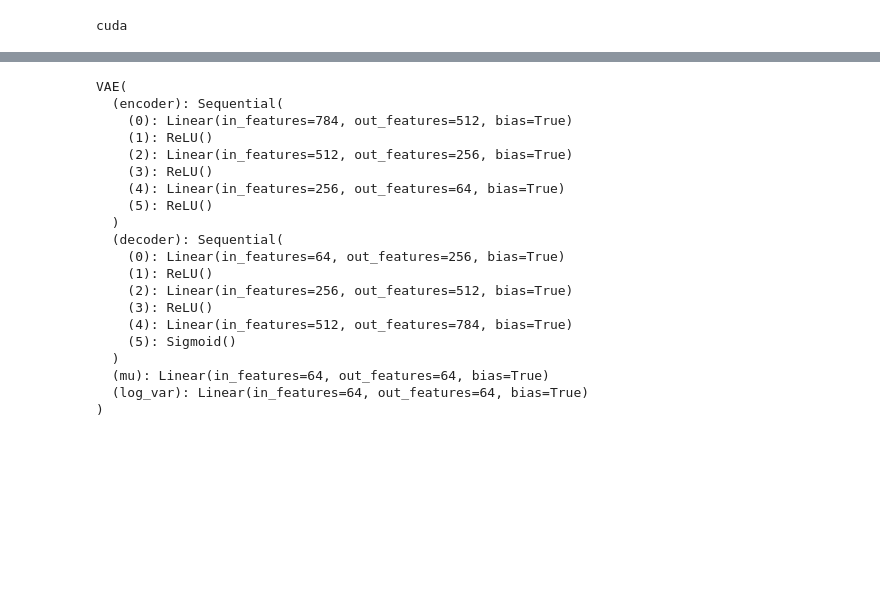
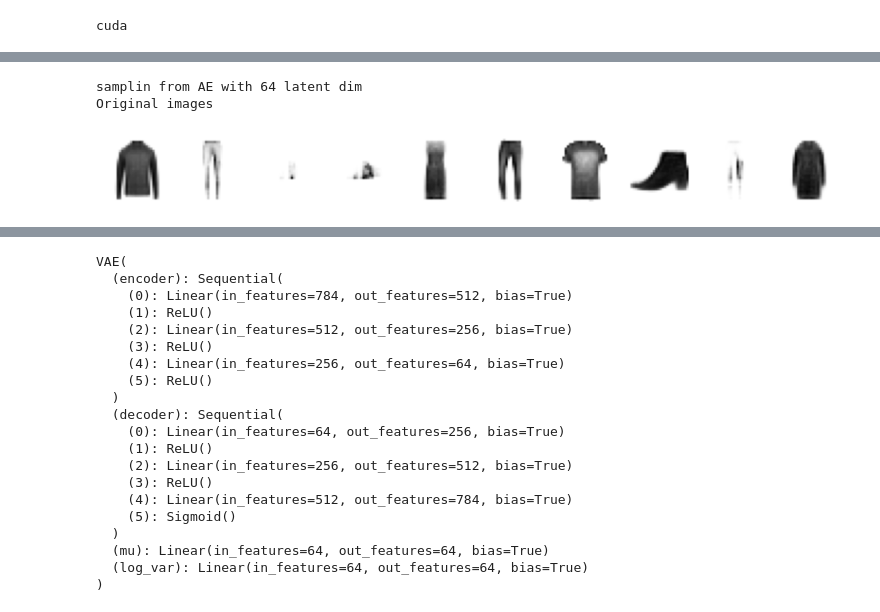
Before and after one commit to Dopo0/Project-deep-unsupervised-learning, a Jupyter notebook: VAEs_Version3.ipynb, the cells around one changed output, grey strips where cells are left out. Drawn from its saved outputs; the diff is of its cells as text; code cells hidden in the pictures; blank space fills up the shorter version.

```diff
--- a/VAEs_Version3.ipynb
+++ b/VAEs_Version3.ipynb
@@ -230,3 +230,29 @@ plt.show()
+# %%
+def sample_ae(model, num_samples=5):
+  print(f"samplin from AE with {model.num_hidden} latent dim")
+  model.eval()
+  with torch.no_grad():
+    latent = torch.randn(num_samples, model.num_hidden, device=device)
+    decoded = model.decoder(latent)
+    return decoded.view(-1, 28, 28).squeeze().cpu().numpy()
+
+samples = 10
+decoded = sample_ae(model, num_samples=samples)
+#for i in range(samples):
+#    plt.imshow(decoded[i], cmap="gray")
+#plt.show()
+
+plt.figure(figsize=(10, 4))
+print('Original images')
+for i in range(10):
+    plt.subplot(2, 10, i + 1)
+    plt.imshow(decoded[i], cmap='gray_r')
+    plt.axis('off')
+plt.show()
+# %% [output]
+samplin from AE with 64 latent dim
+Original images
+[figure, added]
 # %%
 # Set number of images to print
 num_images = 5
```
Also changed, not shown: parts of 3 cells of this notebook, 2 other files.
